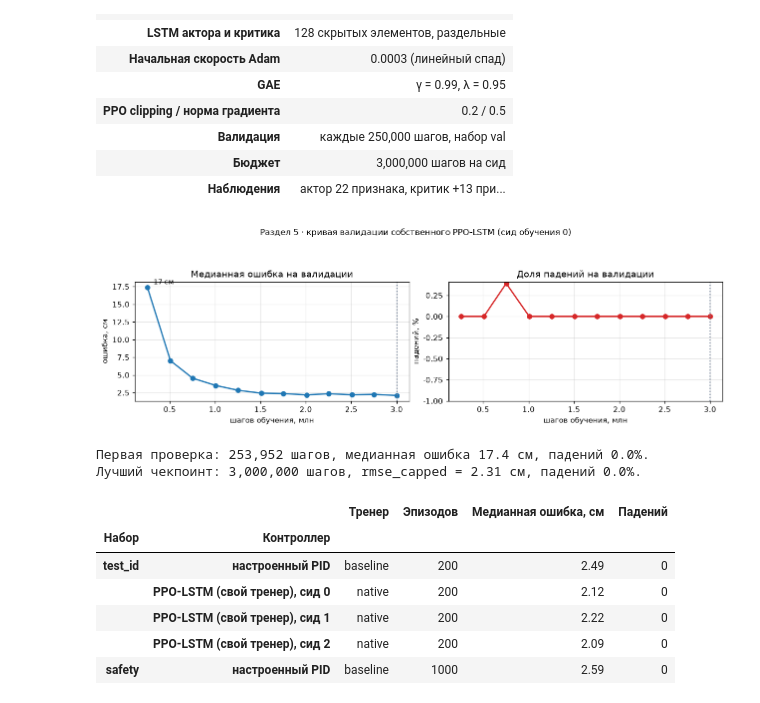
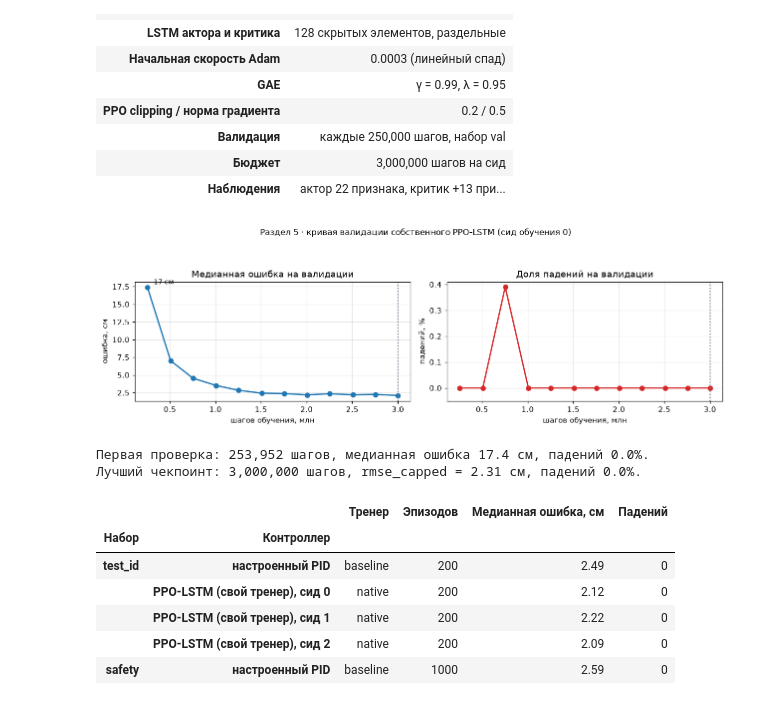
Before and after one commit to lohmo111/quadwind, a Jupyter notebook: notebook/rppo_one_update.ipynb, the cells around one changed output. Drawn from its saved outputs; the diff is of its cells as text; code cells hidden in the pictures.

Commit message:
update graph

```diff
--- a/notebook/rppo_one_update.ipynb
+++ b/notebook/rppo_one_update.ipynb
@@ -710,30 +710,30 @@ display(pd.DataFrame(rows, columns=["Параметр", "Значение"]).set
 # %%
 val = pd.read_csv(NATIVE_RUN / "val_history.csv")
 best = val.loc[val.rmse_capped.idxmin()]
 fig, (ax0, ax1) = plt.subplots(1, 2, figsize=(11.5, 3.8))
 ax0.plot(val.timesteps / 1e6, 100 * val.rmse_median, "o-", color="#1f77b4", lw=1.8)
 ax0.axvline(best.timesteps / 1e6, ls=":", color="#738298")
 ax0.annotate(f"{100*val.rmse_median.iloc[0]:.0f} см",
              (val.timesteps.iloc[0] / 1e6, 100 * val.rmse_median.iloc[0]),
              xytext=(8, 4), textcoords="offset points", fontsize=9)
 ax0.set_title("Медианная ошибка на валидации")
 ax0.set_ylabel("ошибка, см")
 ax0.set_xlabel("шагов обучения, млн")
 ax1.plot(val.timesteps / 1e6, 100 * val.crash_rate, "o-", color="#d62728", lw=1.8)
 ax1.axvline(best.timesteps / 1e6, ls=":", color="#738298")
 ax1.set_title("Доля падений на валидации")
 ax1.set_ylabel("падений, %")
 ax1.set_xlabel("шагов обучения, млн")
-ax1.set_ylim(bottom=-1)
+ax1.set_ylim(bottom=-0.05)
 fig.suptitle("Раздел 5 · кривая валидации собственного PPO-LSTM (сид обучения 0)", fontsize=11)
 fig.tight_layout(rect=(0, 0, 1, 0.9))
 plt.show()
 print(f"Первая проверка: {int(val.timesteps.iloc[0]):,} шагов, медианная ошибка "
       f"{100*val.rmse_median.iloc[0]:.1f} см, падений {100*val.crash_rate.iloc[0]:.1f}%.")
 print(f"Лучший чекпоинт: {int(best.timesteps):,} шагов, rmse_capped = {100*best.rmse_capped:.2f} см, "
       f"падений {100*best.crash_rate:.1f}%.")
 # %% [output]
-[figure, old version]
+[figure, new version]
 Первая проверка: 253,952 шагов, медианная ошибка 17.4 см, падений 0.0%.
 Лучший чекпоинт: 3,000,000 шагов, rmse_capped = 2.31 см, падений 0.0%.
 # %%
```
